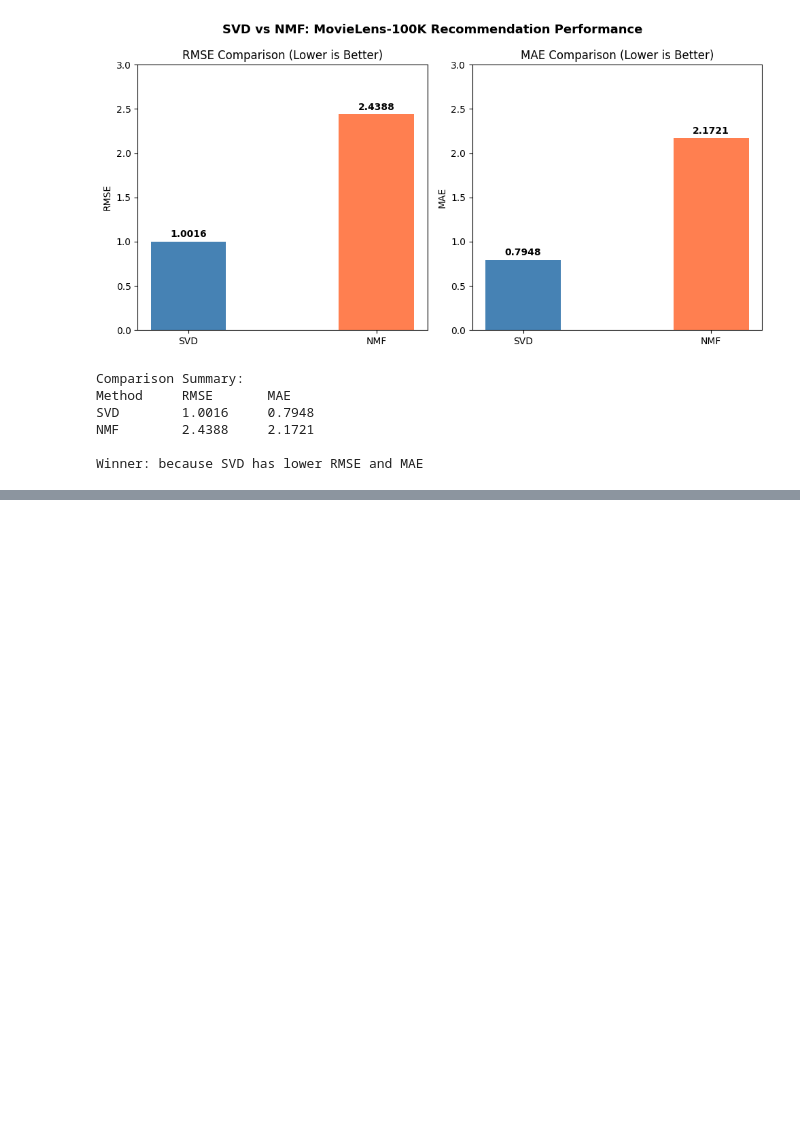
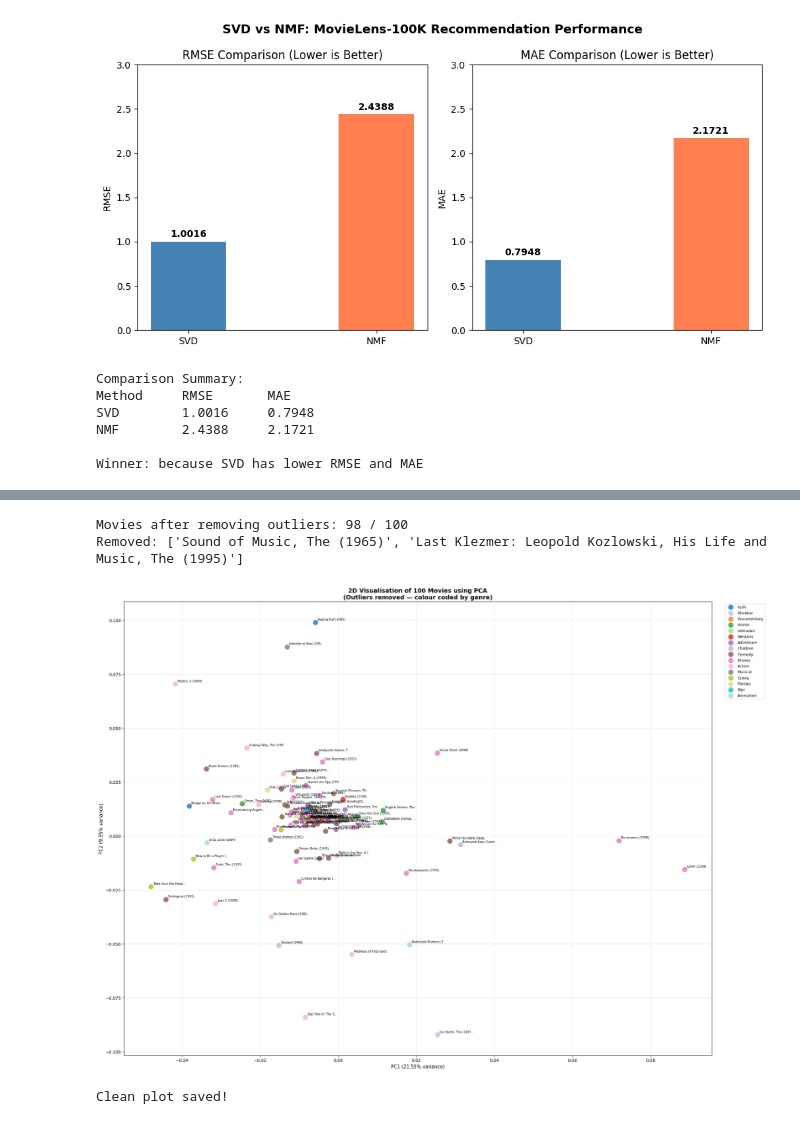
Before and after one commit to olivia-m96/comp8535-MovieRecommendation, a Jupyter notebook: comp8535.ipynb, the cells around one changed output, grey strips where cells are left out. Saved outputs shown, nothing was run; the diff lists cells and outputs as text; code cells hidden in the pictures; blank space fills up the shorter version.

```diff
--- a/comp8535.ipynb
+++ b/comp8535.ipynb
@@ -363,0 +526,51 @@ Winner: because SVD has lower RMSE and MAE
+# %%
+# --- Identify and remove outliers for better visualisation ---
+from scipy import stats
+
+# Calculate z-scores to find outliers
+z_scores = np.abs(stats.zscore(movie_2d))
+outlier_mask = (z_scores < 2.5).all(axis=1)  # keep only non-outliers
+
+# Filter everything
+movie_2d_clean = movie_2d[outlier_mask]
+sample_titles_clean = sample_titles[outlier_mask]
+sampled_genres_clean = [g for g, keep in zip(sampled_genres, outlier_mask) if keep]
+
+print(f"Movies after removing outliers: {outlier_mask.sum()} / 100")
+print(f"Removed: {[sample_titles[i] for i, keep in enumerate(outlier_mask) if not keep]}")
+
+# --- Replot without outliers ---
+fig, ax = plt.subplots(figsize=(22, 16))
+
+for genre in unique_genres:
+    indices = [i for i, g in enumerate(sampled_genres_clean) if g == genre]
+    if indices:
+        ax.scatter(movie_2d_clean[indices, 0], movie_2d_clean[indices, 1],
+                   label=genre, alpha=0.8, s=120,
+                   color=genre_color_map[genre])
+
+# Label all movies now that they're spread out
+for i, title in enumerate(sample_titles_clean):
+    short_title = title[:20] + '..' if len(title) > 20 else title
+    ax.annotate(short_title,
+                (movie_2d_clean[i, 0], movie_2d_clean[i, 1]),
+                fontsize=7,
+                xytext=(5, 5),
+                textcoords='offset points')
+
+ax.set_title('2D Visualisation of 100 Movies using PCA\n(Outliers removed — colour coded by genre)',
+             fontsize=14, fontweight='bold')
+ax.set_xlabel(f'PC1 ({pca.explained_variance_ratio_[0]:.2%} variance)', fontsize=11)
+ax.set_ylabel(f'PC2 ({pca.explained_variance_ratio_[1]:.2%} variance)', fontsize=11)
+ax.legend(bbox_to_anchor=(1.02, 1), loc='upper left', fontsize=9)
+ax.grid(True, alpha=0.3)
+
+plt.tight_layout()
+plt.savefig('movie_visualisation_pca_clean.png', dpi=150, bbox_inches='tight')
+plt.show()
+print("Clean plot saved!")
+# %% [output]
+Movies after removing outliers: 98 / 100
+Removed: ['Sound of Music, The (1965)', 'Last Klezmer: Leopold Kozlowski, His Life and Music, The (1995)']
+[figure, added]
+Clean plot saved!
```
Also changed, not shown: parts of 7 cells of this notebook.
